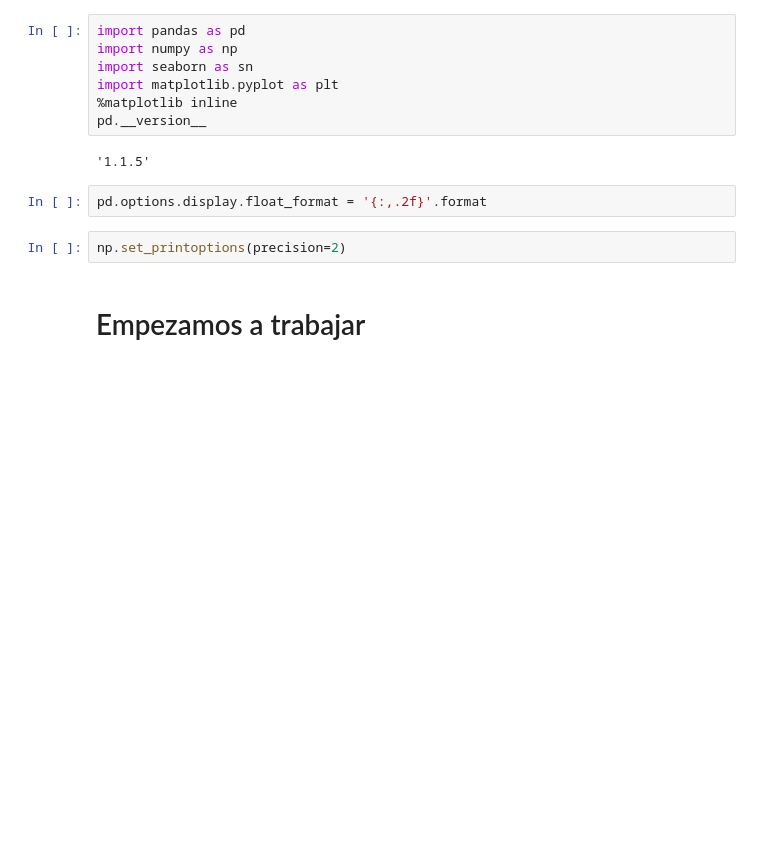
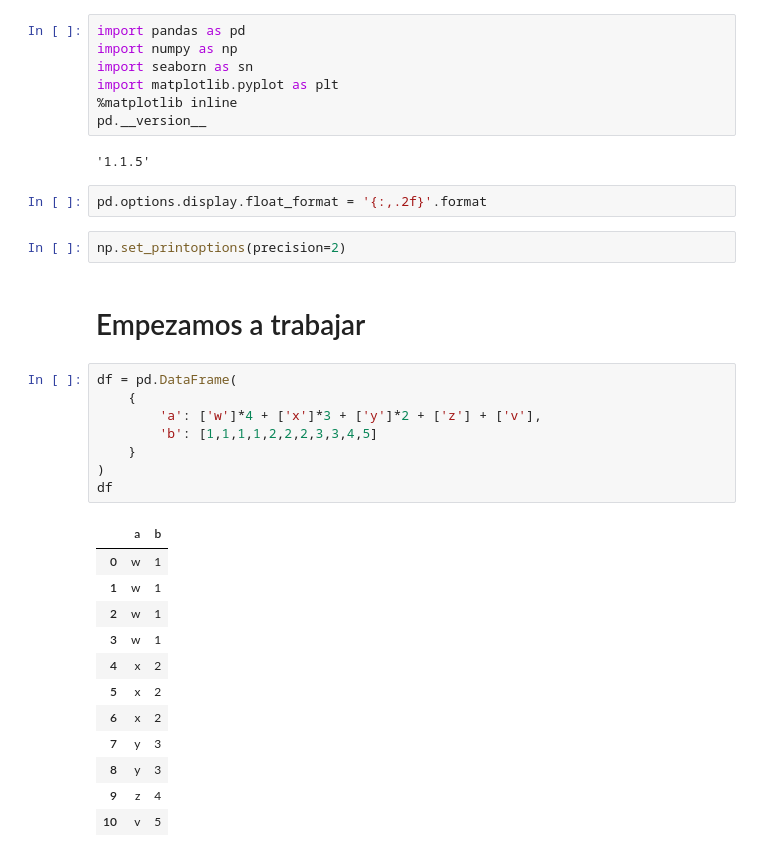
Before and after one commit to FernandoCallasaca/data_science_projects, a Jupyter notebook: duplicated.ipynb, the cells around one changed output. Cells and saved outputs as stored; diff of their text form; blank space fills up the shorter version.

```diff
--- a/duplicated.ipynb
+++ b/duplicated.ipynb
@@ -39,3 +39,24 @@ pd.options.display.float_format = '{:,.2f}'.format
 np.set_printoptions(precision=2)
 # %% [markdown]
 # Empezamos a trabajar
+# %%
+df = pd.DataFrame(
+    {
+        'a': ['w']*4 + ['x']*3 + ['y']*2 + ['z'] + ['v'],
+        'b': [1,1,1,1,2,2,2,3,3,4,5]
+    }
+)
+df
+# %% [output]
+|  | a | b |
+| 0 | w | 1 |
+| 1 | w | 1 |
+| 2 | w | 1 |
+| 3 | w | 1 |
+| 4 | x | 2 |
+| 5 | x | 2 |
+| 6 | x | 2 |
+| 7 | y | 3 |
+| 8 | y | 3 |
+| 9 | z | 4 |
+| 10 | v | 5 |
```
Also changed, not shown: parts of 9 cells of this notebook.
